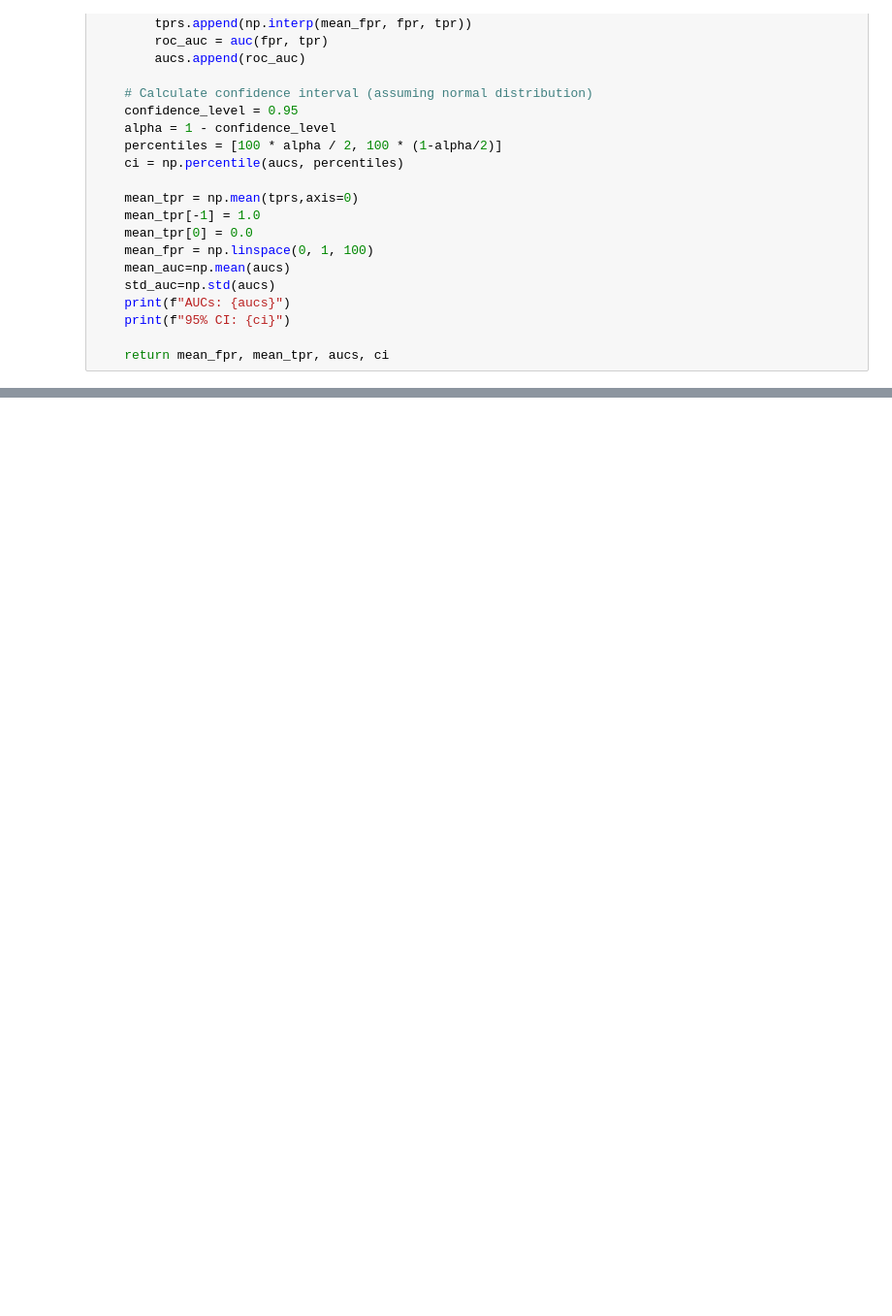
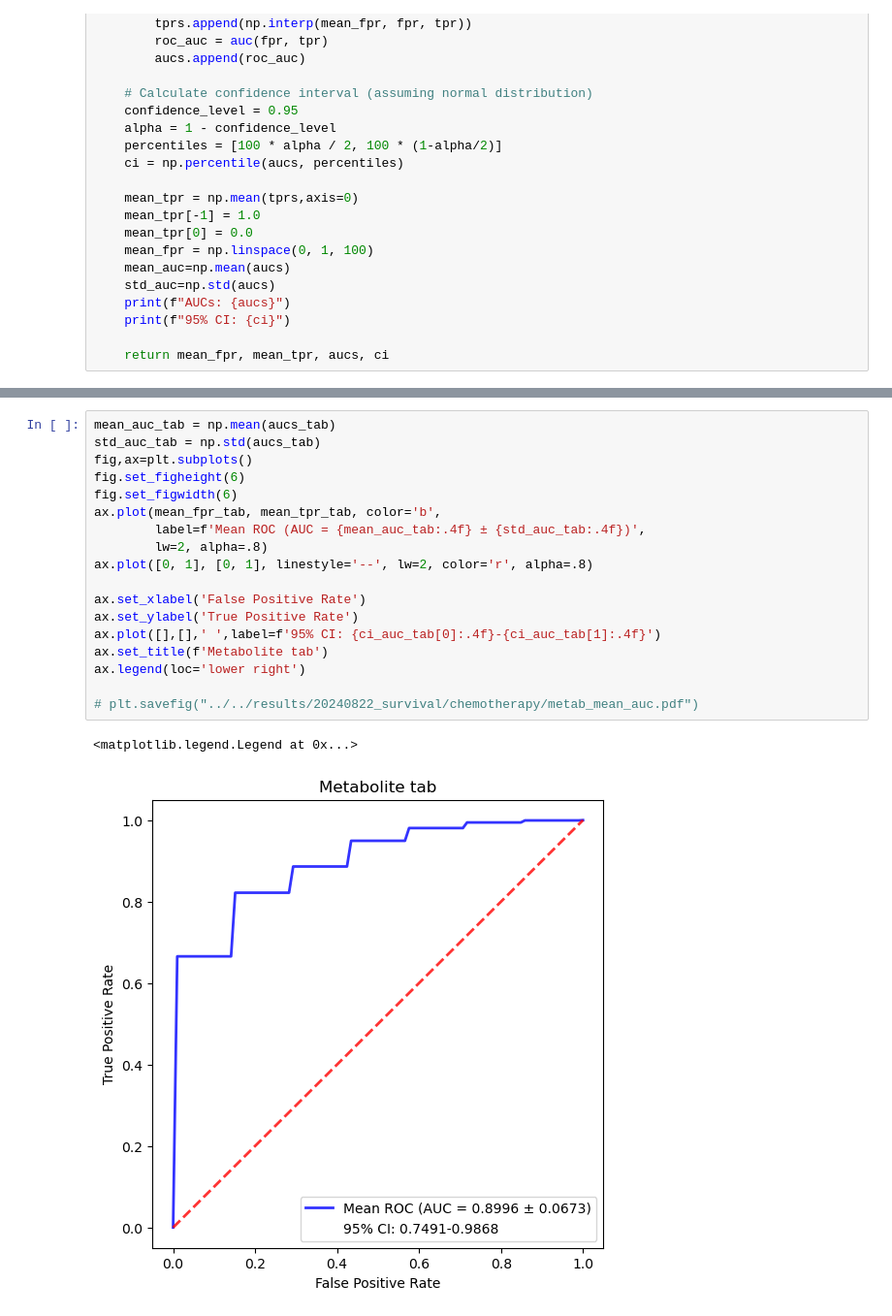
Before and after one commit to p0nda/MetabSubtype, a Jupyter notebook: tasks/MultiOmics/notebooks/survival/table_transformer.ipynb, the cells around one changed output, grey strips where cells are left out. Shown at 97% size. Saved outputs shown, nothing was run; the diff lists cells and outputs as text; blank space fills up the shorter version.

```diff
--- a/tasks/MultiOmics/notebooks/survival/table_transformer.ipynb
+++ b/tasks/MultiOmics/notebooks/survival/table_transformer.ipynb
@@ -420,0 +417,21 @@ ax.legend(loc='lower right')
+# %%
+mean_auc_tab = np.mean(aucs_tab)
+std_auc_tab = np.std(aucs_tab)
+fig,ax=plt.subplots()
+fig.set_figheight(6)
+fig.set_figwidth(6)
+ax.plot(mean_fpr_tab, mean_tpr_tab, color='b',
+        label=f'Mean ROC (AUC = {mean_auc_tab:.4f} ± {std_auc_tab:.4f})',
+        lw=2, alpha=.8)
+ax.plot([0, 1], [0, 1], linestyle='--', lw=2, color='r', alpha=.8)
+
+ax.set_xlabel('False Positive Rate')
+ax.set_ylabel('True Positive Rate')
+ax.plot([],[],' ',label=f'95% CI: {ci_auc_tab[0]:.4f}-{ci_auc_tab[1]:.4f}')
+ax.set_title(f'Metabolite tab')
+ax.legend(loc='lower right')
+
+# plt.savefig("../../results/20240822_survival/chemotherapy/metab_mean_auc.pdf")
+# %% [output]
+<matplotlib.legend.Legend at 0x...>
+[figure, added]
```
Also changed, not shown: parts of 13 cells of this notebook, 25 other files.
